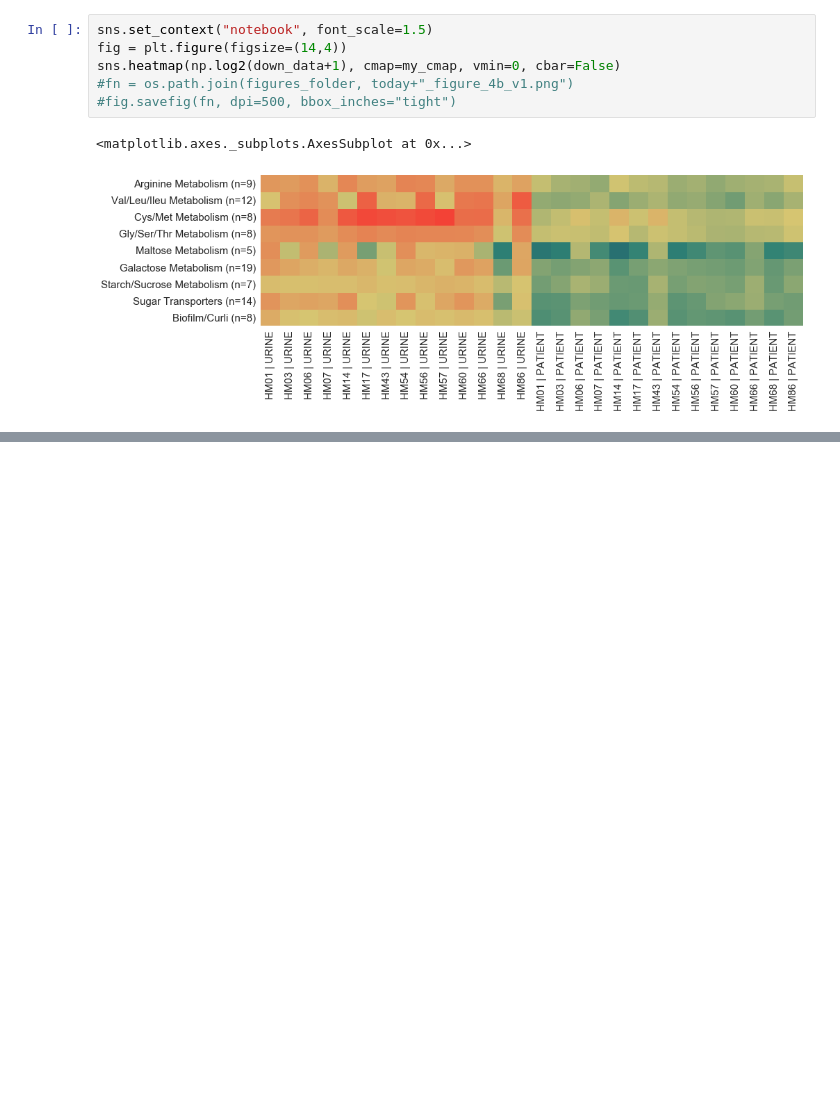
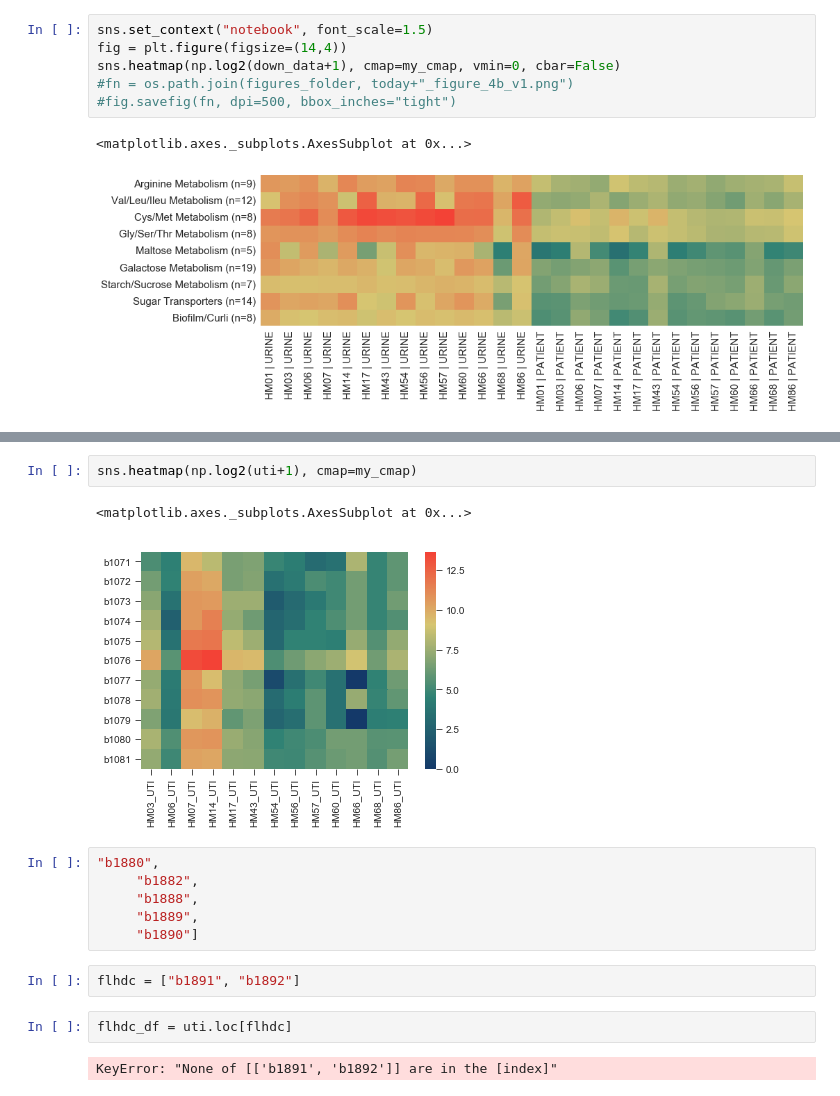
Before and after one commit to ASintsova/HUTI-RNAseq, a Jupyter notebook: analysis/differential_expression_analysis/differential_expression_analysis.ipynb, the cells around one changed output, grey strips where cells are left out. Drawn from its saved outputs; the diff is of its cells as text; blank space fills up the shorter version.

```diff
--- a/analysis/differential_expression_analysis/differential_expression_analysis.ipynb
+++ b/analysis/differential_expression_analysis/differential_expression_analysis.ipynb
@@ -293,0 +346,17 @@ sns.heatmap(np.log2(down_data+1), cmap=my_cmap, vmin=0, cbar=False)
+# %%
+sns.heatmap(np.log2(uti+1), cmap=my_cmap)
+# %% [output]
+<matplotlib.axes._subplots.AxesSubplot at 0x...>
+[figure, added]
+# %%
+"b1880",
+     "b1882",
+     "b1888",
+     "b1889",
+     "b1890"]
+# %%
+flhdc = ["b1891", "b1892"]
+# %%
+flhdc_df = uti.loc[flhdc]
+# %% [output]
+KeyError: "None of [['b1891', 'b1892']] are in the [index]"
```
Also changed, not shown: parts of 10 cells of this notebook, 1 other file.
